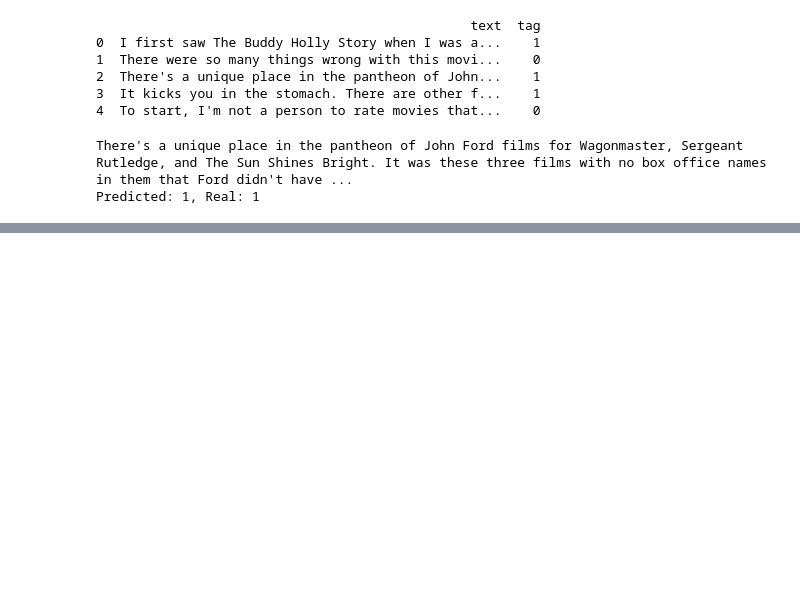
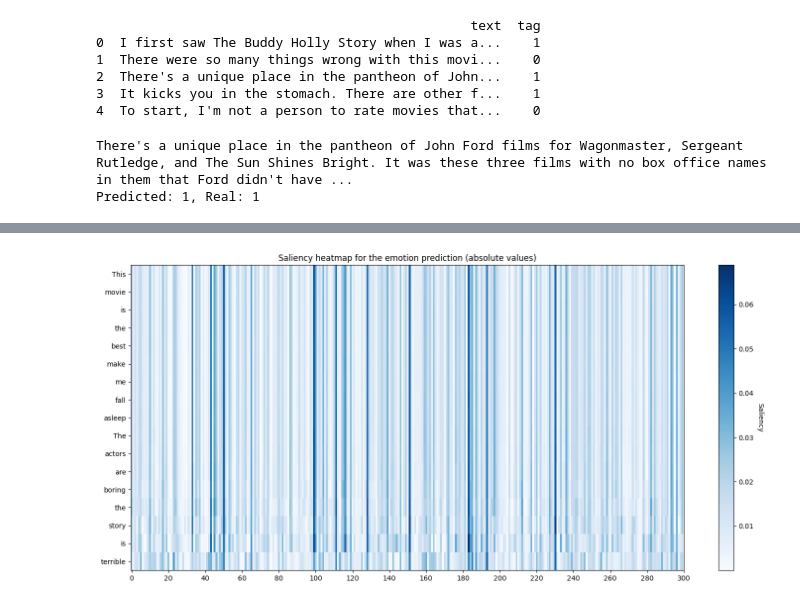
Before and after one commit to AsterisCrack/rnn_explainability, a Jupyter notebook: src/AgnosticModels/Saliency_Maps.ipynb, the cells around one changed output, grey strips where cells are left out. Cells and saved outputs as stored; diff of their text form; code cells hidden in the pictures; blank space fills up the shorter version.

```diff
--- a/src/AgnosticModels/Saliency_Maps.ipynb
+++ b/src/AgnosticModels/Saliency_Maps.ipynb
@@ -215,3 +281,7 @@ plot_sailency_map(saliency_list, sentence)
+# %%
+plot_sailency_map_abs(saliency_list, sentence)
+# %% [output]
+[figure, added]
 # %%
 # find the norm of each element in the saliency list
 saliency_list_module = np.linalg.norm(saliency_list, axis=1)
```
Also changed, not shown: parts of 10 cells of this notebook.
